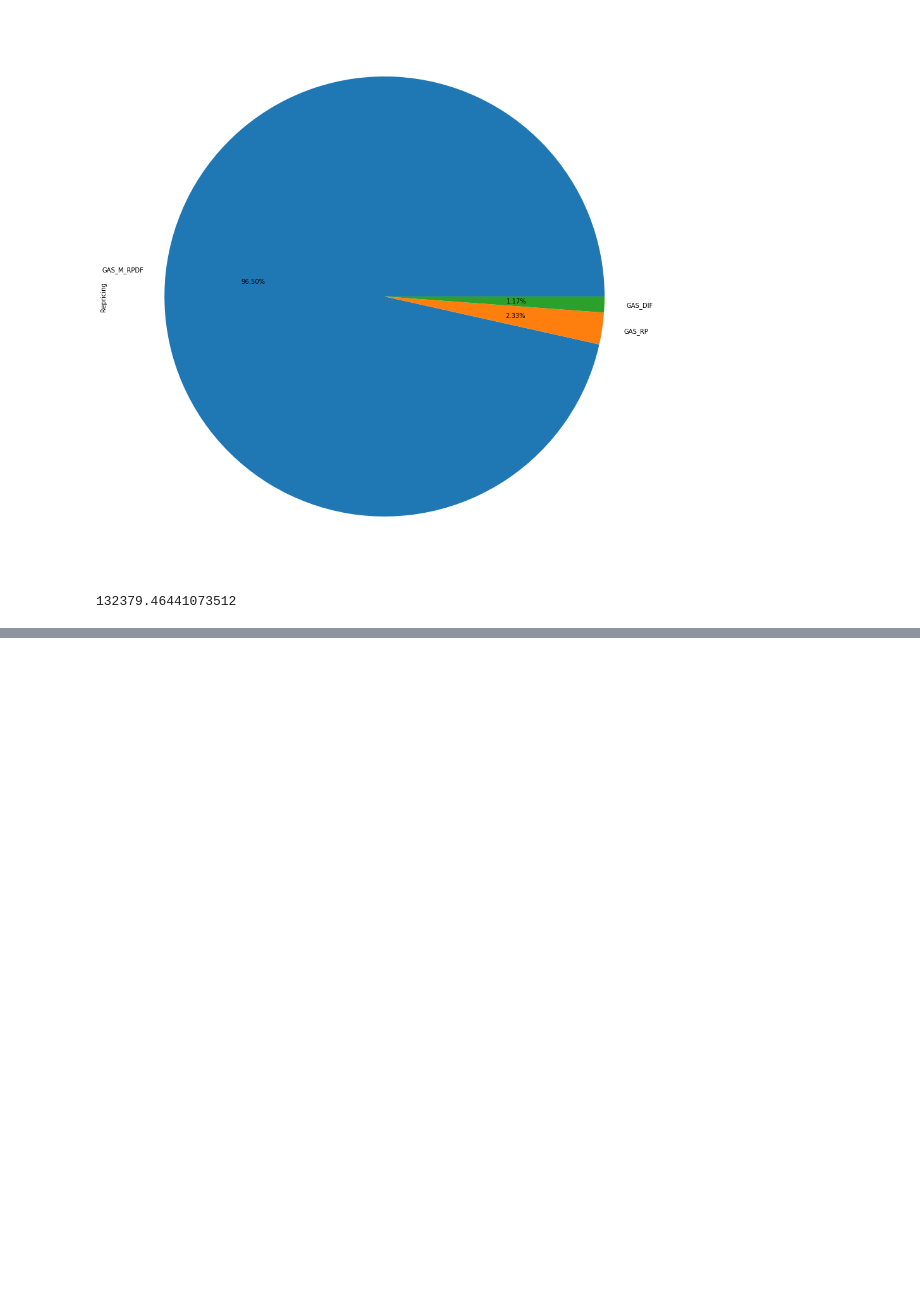
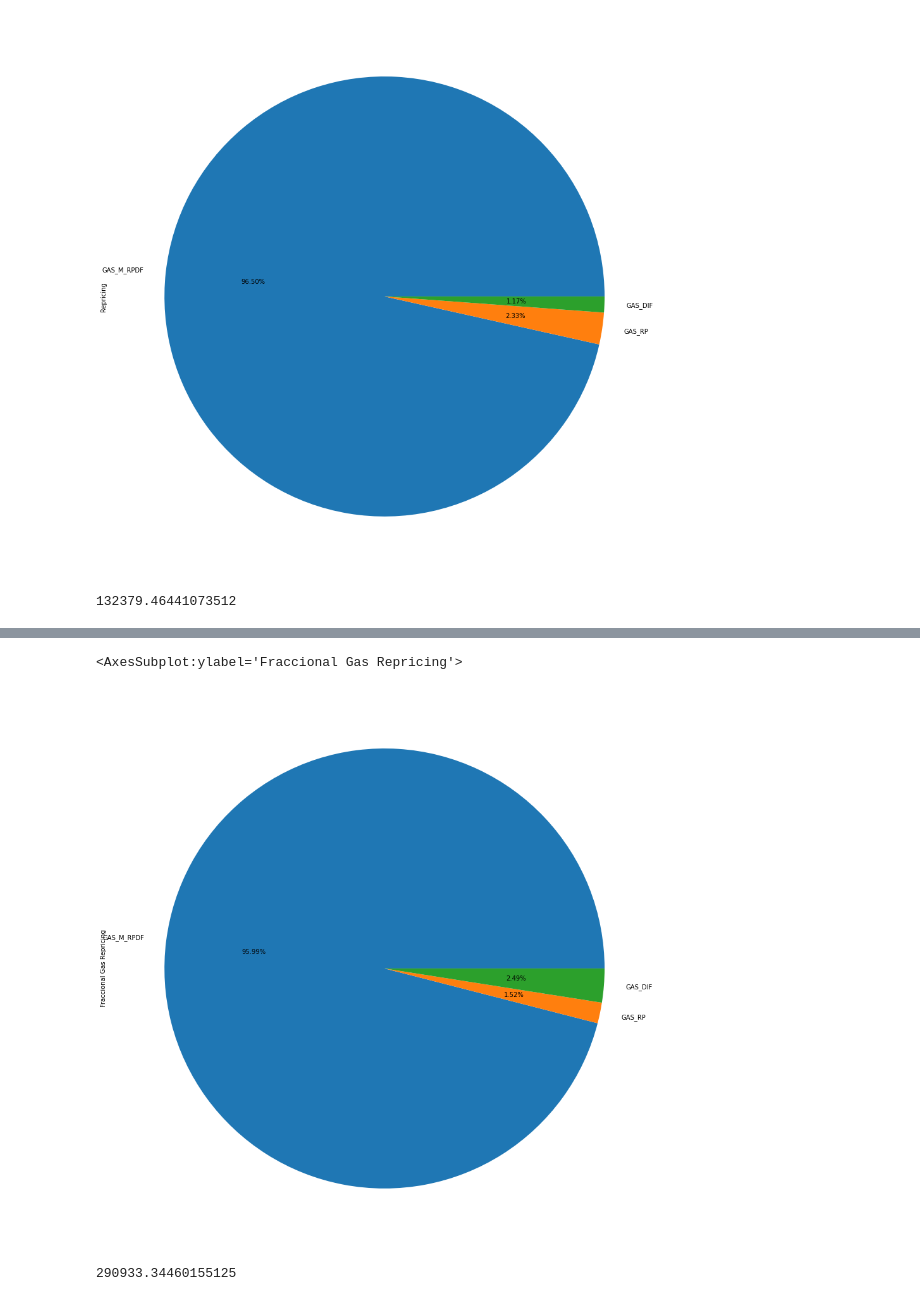
Before and after one commit to hugo-dc/opcode_usage, a Jupyter notebook: notebook/evm_price_improvements.ipynb, the cells around one changed output, grey strips where cells are left out. Saved outputs shown, nothing was run; the diff lists cells and outputs as text; code cells hidden in the pictures; blank space fills up the shorter version.

Commit message:
Update fractional gas

```diff
--- a/notebook/evm_price_improvements.ipynb
+++ b/notebook/evm_price_improvements.ipynb
@@ -372,0 +453,43 @@ df[['GAS_M_JUMPDEST', 'JUMPDEST_GAS_DIF', 'JUMPDEST_GAS_RP']].sum().plot(kind='p
+# %%
+# Define fractional opcodes
+fracc_opcodes = { 'ADD': {'current_cost': 3, 'proposed_cost': 1},
+                 'MUL': {'current_cost': 3, 'proposed_cost': 1},
+                 'SUB': {'current_cost': 3, 'proposed_cost': 1},
+                 'LT': {'current_cost': 3, 'proposed_cost': 1},
+                 'GT': {'current_cost': 3, 'proposed_cost': 1},
+                 'SLT': {'current_cost': 3, 'proposed_cost': 1},
+                 'SGT': {'current_cost': 3, 'proposed_cost': 1},
+                 'EQ': {'current_cost': 3, 'proposed_cost': 1},
+                 'ISZERO': {'current_cost': 3, 'proposed_cost': 1},
+                 'AND': {'current_cost': 3, 'proposed_cost': 1},
+                 'OR': {'current_cost': 3, 'proposed_cost': 1},
+                 'XOR': {'current_cost': 3, 'proposed_cost': 1},
+                 'NOT': {'current_cost': 3, 'proposed_cost': 1},
+                 'POP': {'current_cost': 3, 'proposed_cost': 1},
+                 'PC': {'current_cost': 3, 'proposed_cost': 1},
+                'PUSH': {'current_cost': 3, 'proposed_cost': 1},
+                'DUP': {'current_cost': 3, 'proposed_cost': 1}}
+# %%
+df['PUSH_TOTAL'] = df[push_opcodes].sum(axis=1)
+df['DUP_TOTAL'] = df[dup_opcodes].sum(axis=1)
+
+df['PUSH_GAS'] = df['PUSH_TOTAL'] * fracc_opcodes['PUSH']['current_cost']
+df['PUSH_GAS_RP'] = df['PUSH_TOTAL'] * fracc_opcodes['PUSH']['proposed_cost']
+df['PUSH_GAS_DIF'] = df['PUSH_GAS'] - df['PUSH_GAS_RP']
+df['GAS_M_PUSH'] = df['Gas used'] - df['PUSH_GAS_DIF'] - df['PUSH_GAS_RP']
+
+df['DUP_GAS'] = df['DUP_TOTAL'] * fracc_opcodes['DUP']['current_cost']
+df['DUP_GAS_RP'] = df['DUP_TOTAL'] * fracc_opcodes['DUP']['proposed_cost']
+df['DUP_GAS_DIF'] = df['DUP_GAS'] - df['DUP_GAS_RP']
+df['GAS_M_DUP'] = df['Gas used'] - df['DUP_GAS_DIF'] - df['DUP_GAS_RP']
+
+for fo in fracc_opcodes:
+    if fo != 'PUSH' and fo != 'DUP':
+        df[fo + '_GAS'] = df[fo] * fracc_opcodes[fo]['current_cost']
+        df[fo + '_GAS_RP'] = df[fo] * fracc_opcodes[fo]['proposed_cost']
+        df[fo + '_GAS_DIF'] = df[fo + '_GAS'] - df[fo + '_GAS_RP']
+        df['GAS_M_' + fo] = df['Gas used'] - df[fo + '_GAS_DIF'] - df[fo + '_GAS_RP']
+
+df['GAS_RP'] = df['PUSH_GAS_RP'] + df['DUP_GAS_RP'] + df['SWAP_GAS_RP'] + df['ADD_GAS_RP'] + df['MUL_GAS_RP'] + df['SUB_GAS_RP'] + df['LT_GAS_RP'] + df['GT_GAS_RP'] + df['SLT_GAS_RP'] + df['SGT_GAS_RP'] + df['EQ_GAS_RP'] + df['ISZERO_GAS_RP'] + df['AND_GAS_RP'] + df['OR_GAS_RP'] + df['XOR_GAS_RP'] + df['NOT_GAS_RP'] + df['POP_GAS_RP'] + df['PC_GAS_RP']
+df['GAS_DIF'] = df['PUSH_GAS_DIF'] + df['DUP_GAS_DIF'] + df['SWAP_GAS_DIF'] + df['ADD_GAS_DIF'] + df['MUL_GAS_DIF'] + df['SUB_GAS_DIF'] + df['LT_GAS_DIF'] + df['GT_GAS_DIF'] + df['SLT_GAS_DIF'] + df['SGT_GAS_DIF'] + df['EQ_GAS_DIF'] + df['ISZERO_GAS_DIF'] + df['AND_GAS_DIF'] + df['OR_GAS_DIF'] + df['XOR_GAS_DIF'] + df['NOT_GAS_DIF'] + df['POP_GAS_DIF'] + df['PC_GAS_DIF']
+df['GAS_M_RPDF'] = df['Gas used'] - df['GAS_DIF'] + df['GAS_RP']
@@ -372,0 +523,9 @@ df[['GAS_M_JUMPDEST', 'JUMPDEST_GAS_DIF', 'JUMPDEST_GAS_RP']].sum().plot(kind='p
+# %%
+df[['GAS_M_RPDF', 'GAS_RP', 'GAS_DIF']].sum().plot(kind='pie', label='Fraccional Gas Repricing', figsize=(16, 16), autopct=autopct)
+# %% [output]
+<AxesSubplot:ylabel='Fraccional Gas Repricing'>
+[figure, added]
+# %%
+df['GAS_DIF'].mean()
+# %% [output]
+290933.34460155125
```
Also changed, not shown: parts of 18 cells of this notebook.
